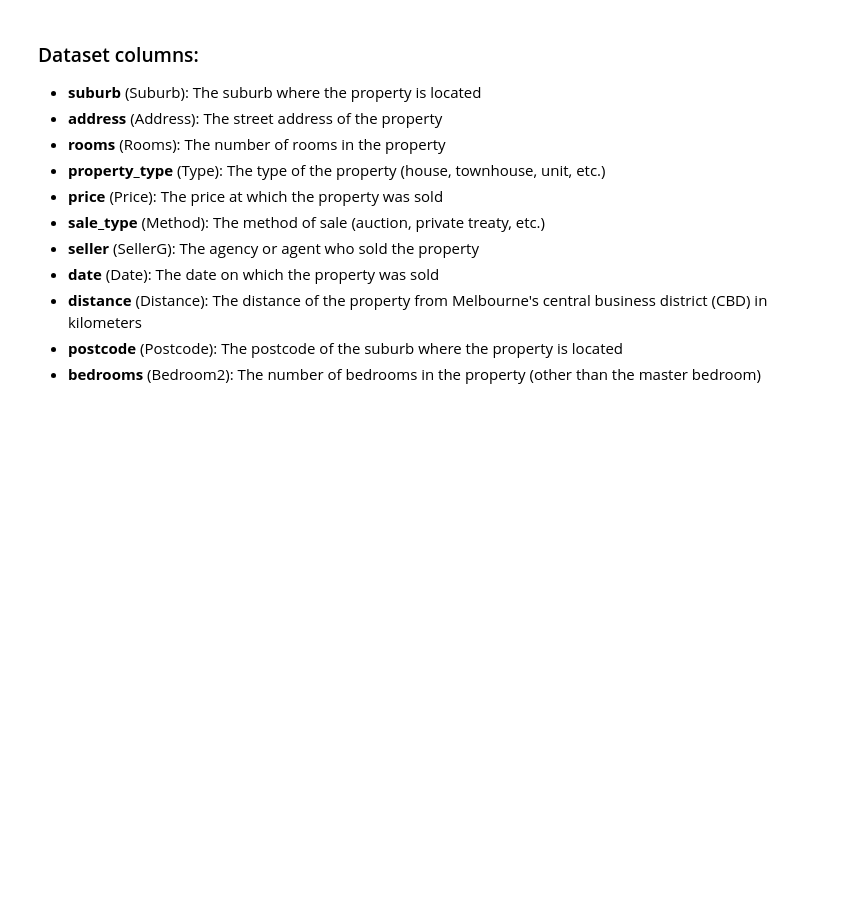
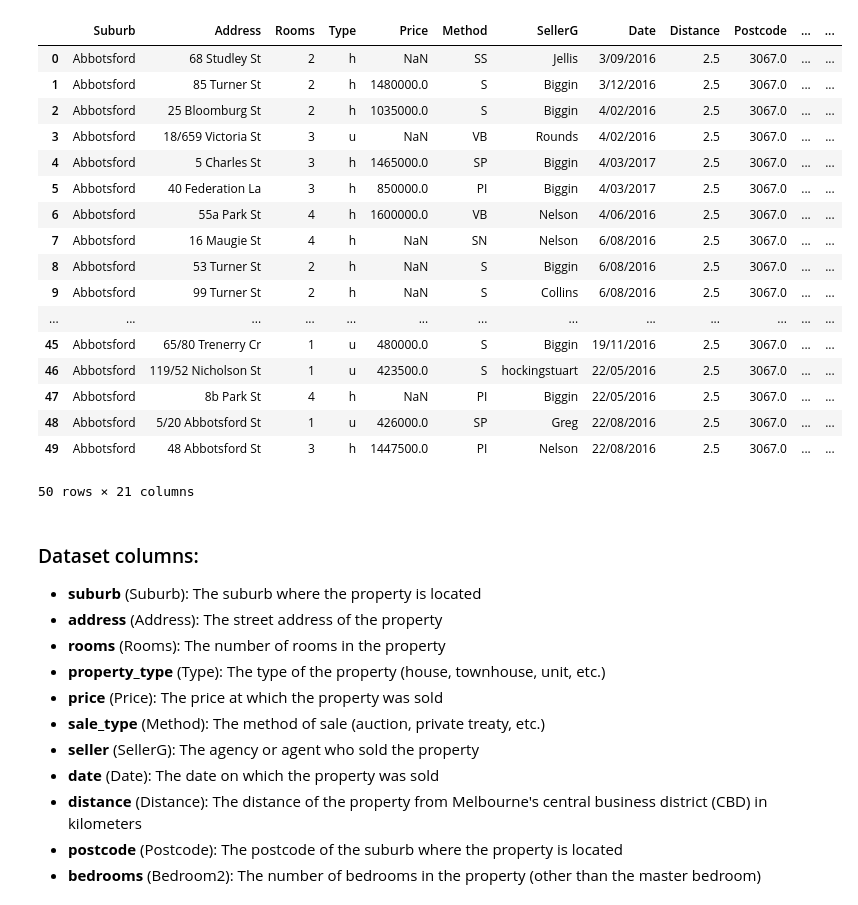
Before and after one commit to bruhu/week-6-assessment, a Jupyter notebook: assessment_notebook.ipynb, the cells around one changed output. Cells and saved outputs as stored; diff of their text form; code cells hidden in the pictures; blank space fills up the shorter version.

```diff
--- a/assessment_notebook.ipynb
+++ b/assessment_notebook.ipynb
@@ -9,7 +9,26 @@ from scipy.stats import pearsonr
 # %%
 df = pd.read_csv('./data/Melbourne_housing_FULL.txt')
 # print(df)
-df.head()
+df.head(50)
+# %% [output]
+|  | Suburb | Address | Rooms | Type | Price | Method | SellerG | Date | Distance | Postcode | ... | ... |
+| 0 | Abbotsford | 68 Studley St | 2 | h | NaN | SS | Jellis | 3/09/2016 | 2.5 | 3067.0 | ... | ... |
+| 1 | Abbotsford | 85 Turner St | 2 | h | 1480000.0 | S | Biggin | 3/12/2016 | 2.5 | 3067.0 | ... | ... |
+| 2 | Abbotsford | 25 Bloomburg St | 2 | h | 1035000.0 | S | Biggin | 4/02/2016 | 2.5 | 3067.0 | ... | ... |
+| 3 | Abbotsford | 18/659 Victoria St | 3 | u | NaN | VB | Rounds | 4/02/2016 | 2.5 | 3067.0 | ... | ... |
+| 4 | Abbotsford | 5 Charles St | 3 | h | 1465000.0 | SP | Biggin | 4/03/2017 | 2.5 | 3067.0 | ... | ... |
+| 5 | Abbotsford | 40 Federation La | 3 | h | 850000.0 | PI | Biggin | 4/03/2017 | 2.5 | 3067.0 | ... | ... |
+| 6 | Abbotsford | 55a Park St | 4 | h | 1600000.0 | VB | Nelson | 4/06/2016 | 2.5 | 3067.0 | ... | ... |
+| 7 | Abbotsford | 16 Maugie St | 4 | h | NaN | SN | Nelson | 6/08/2016 | 2.5 | 3067.0 | ... | ... |
+| 8 | Abbotsford | 53 Turner St | 2 | h | NaN | S | Biggin | 6/08/2016 | 2.5 | 3067.0 | ... | ... |
+| 9 | Abbotsford | 99 Turner St | 2 | h | NaN | S | Collins | 6/08/2016 | 2.5 | 3067.0 | ... | ... |
+| ... | ... | ... | ... | ... | ... | ... | ... | ... | ... | ... | ... | ... |
+| 45 | Abbotsford | 65/80 Trenerry Cr | 1 | u | 480000.0 | S | Biggin | 19/11/2016 | 2.5 | 3067.0 | ... | ... |
+| 46 | Abbotsford | 119/52 Nicholson St | 1 | u | 423500.0 | S | hockingstuart | 22/05/2016 | 2.5 | 3067.0 | ... | ... |
+| 47 | Abbotsford | 8b Park St | 4 | h | NaN | PI | Biggin | 22/05/2016 | 2.5 | 3067.0 | ... | ... |
+| 48 | Abbotsford | 5/20 Abbotsford St | 1 | u | 426000.0 | SP | Greg | 22/08/2016 | 2.5 | 3067.0 | ... | ... |
+| 49 | Abbotsford | 48 Abbotsford St | 3 | h | 1447500.0 | PI | Nelson | 22/08/2016 | 2.5 | 3067.0 | ... | ... |
+50 rows × 21 columns
 # %% [markdown]
 ### Dataset columns:
 
```
Also changed, not shown: parts of 39 cells of this notebook.
